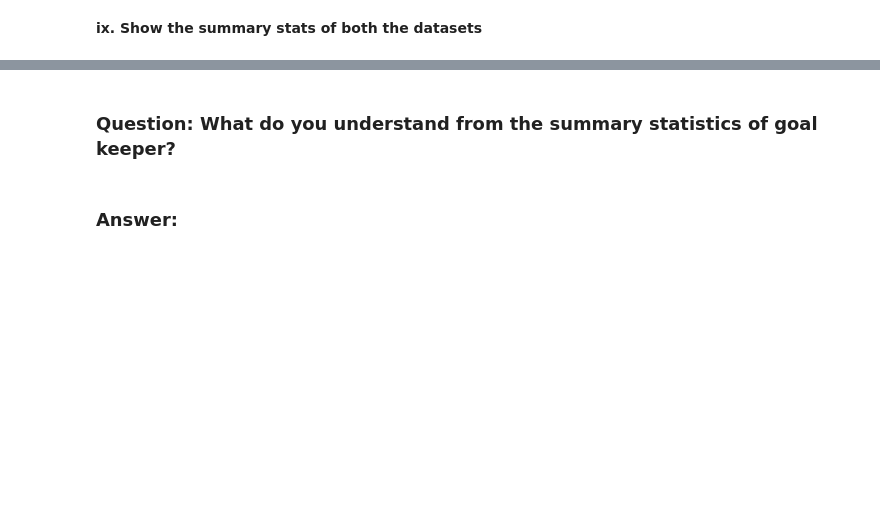
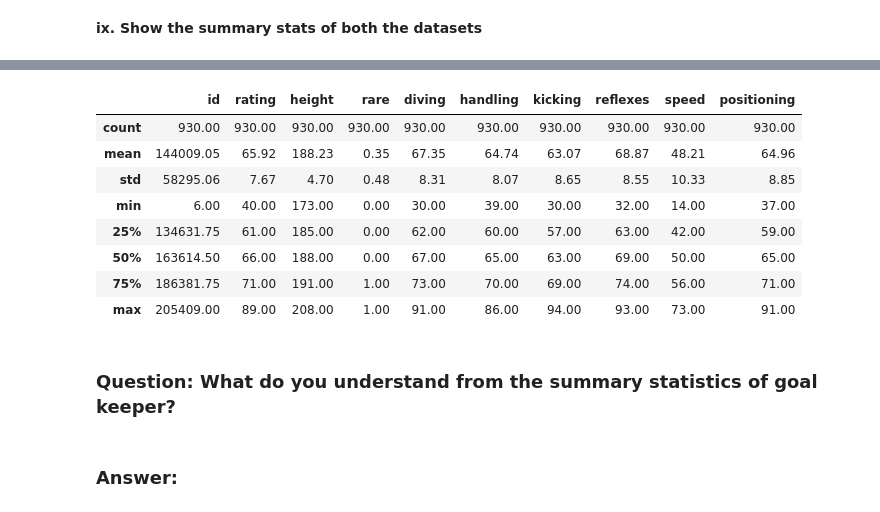
Before and after one commit to Sanaullah-nahk/Dice_Analytics_ML, a Jupyter notebook: Assignments/assignment 2/Assignment # 2.ipynb, the cells around one changed output, grey strips where cells are left out. Drawn from its saved outputs; the diff is of its cells as text; code cells hidden in the pictures; blank space fills up the shorter version.

```diff
--- a/Assignments/assignment 2/Assignment # 2.ipynb
+++ b/Assignments/assignment 2/Assignment # 2.ipynb
@@ -306,3 +335,5 @@ df_goalkeeper.head()
 **iii. Now make a dataframe of df_goalkeeper.**
 # %%
 #Write Your Code Here
+df_goalkeeper= df[df['position'] == 'GK']
+df_goalkeeper.head()
@@ -316,3 +350,8 @@ df_goalkeeper.head()
+# %%
+#write code here
+remove_list = ['pace','shooting', 'passing', 'dribbling', 'defending', 'heading']
+
+df_goalkeeper = df_goalkeeper.drop(remove_list, axis=1)
 # %% [markdown]
 **v. Make the dataframe of df_players having data of the all the other players except the goal keeper.**
 # %%
@@ -343,3 +420,15 @@ df_goalkeeper.head()
+# %%
+df_goalkeeper.describe()
+# %% [output]
+|  | id | rating | height | rare | diving | handling | kicking | reflexes | speed | positioning |
+| count | 930.00 | 930.00 | 930.00 | 930.00 | 930.00 | 930.00 | 930.00 | 930.00 | 930.00 | 930.00 |
+| mean | 144009.05 | 65.92 | 188.23 | 0.35 | 67.35 | 64.74 | 63.07 | 68.87 | 48.21 | 64.96 |
+| std | 58295.06 | 7.67 | 4.70 | 0.48 | 8.31 | 8.07 | 8.65 | 8.55 | 10.33 | 8.85 |
+| min | 6.00 | 40.00 | 173.00 | 0.00 | 30.00 | 39.00 | 30.00 | 32.00 | 14.00 | 37.00 |
+| 25% | 134631.75 | 61.00 | 185.00 | 0.00 | 62.00 | 60.00 | 57.00 | 63.00 | 42.00 | 59.00 |
+| 50% | 163614.50 | 66.00 | 188.00 | 0.00 | 67.00 | 65.00 | 63.00 | 69.00 | 50.00 | 65.00 |
+| 75% | 186381.75 | 71.00 | 191.00 | 1.00 | 73.00 | 70.00 | 69.00 | 74.00 | 56.00 | 71.00 |
+| max | 205409.00 | 89.00 | 208.00 | 1.00 | 91.00 | 86.00 | 94.00 | 93.00 | 73.00 | 91.00 |
 # %% [markdown]
 ### Question: What do you understand from the summary statistics of goal keeper?
 # %% [markdown]
```
Also changed, not shown: parts of 26 cells of this notebook, 1 other file.
